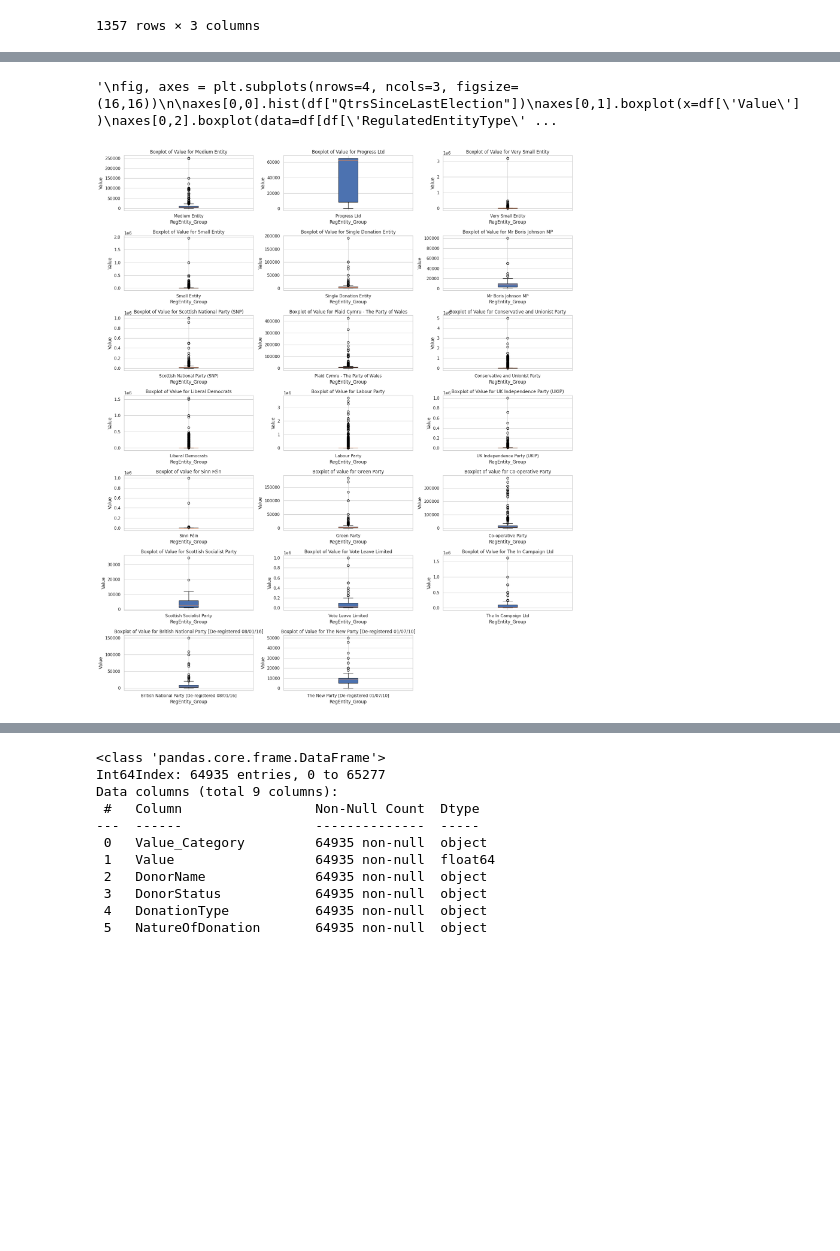
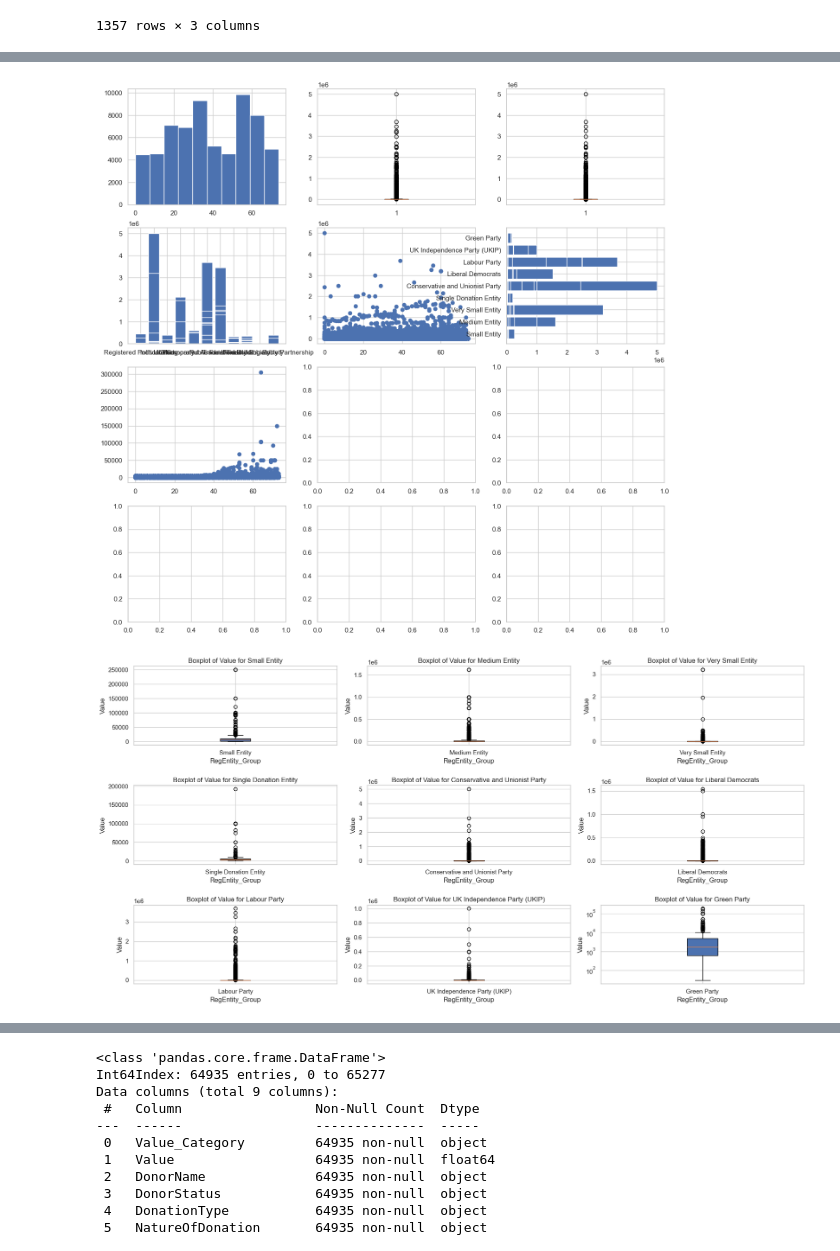
Before and after one commit to Hysnap/PoliticalDonations_Repository, a Jupyter notebook: jupyter_notebooks/DataManipulationTrial.ipynb, the cells around one changed output, grey strips where cells are left out. Saved outputs shown, nothing was run; the diff lists cells and outputs as text; code cells hidden in the pictures; blank space fills up the shorter version.

```diff
--- a/jupyter_notebooks/DataManipulationTrial.ipynb
+++ b/jupyter_notebooks/DataManipulationTrial.ipynb
@@ -512,7 +510,7 @@ RegulatedEntity_df
 # Define a function to set the category
 def RegulatedEntityGroup(RegulatedEntityNameVar):
     # Define Dictionary with grouped values
-    RegEntityGrouping = {0:'No Relevant Donations', 1: 'Single Donation Entity', 10: 'Very Small Entity', 50: 'Small Entity', 100: 'Medium Entity', float('inf'): RegulatedEntityNameVar}
+    RegEntityGrouping = {0:'No Relevant Donations', 1: 'Single Donation Entity', 50: 'Very Small Entity', 100: 'Small Entity', 1000: 'Medium Entity', float('inf'): RegulatedEntityNameVar}
     # Select all relevant donation events for specified Entity Name
     RE_Events = RegulatedEntity_df[RegulatedEntity_df.index == RegulatedEntityNameVar]
     #Compare Count of events to rangelimits in Dictionary and return Category
@@ -586,7 +577,6 @@ df['WeeksSinceLastElection'] = df['ReceivedDate'].apply(GenElectionRelation2, di
 
 df['QtrsSinceLastElection'] = df['ReceivedDate'].apply(GenElectionRelation2, divisor=91, direction="DaysSince")
 # %%
-"""
 fig, axes = plt.subplots(nrows=4, ncols=3, figsize=(16,16))
 
 axes[0,0].hist(df["QtrsSinceLastElection"])
@@ -605,46 +595,58 @@ axes[2,0].scatter(data=df[df['IsAggregation']==True], x='QtrsSinceLastElection',
 # axes[2,2].hist(data=df[df['RegulatedEntityType']=='Political Party'], x='QtrsSinceLastElection')
 # axes[3,0].scatter(data=df[df['RegulatedEntityType']=='Political Party'], x='QtrsSinceLastElection', y='Value')
 plt.show()
-"""
 # %% [output]
-'\nfig, axes = plt.subplots(nrows=4, ncols=3, figsize=(16,16))\n\naxes[0,0].hist(df["QtrsSinceLastElection"])\naxes[0,1].boxplot(x=df[\'Value\'] )\naxes[0,2].boxplot(data=df[df[\'RegulatedEntityType\' ...
+[figure, added]
 # %%
-# Get unique values in RegEntity_Group
-unique_groups = df['RegEntity_Group'].unique()
+def generate_boxplots(df, column, value_column, plots_per_row=3, yscale='log'):
+    """
+    Generates boxplots for each unique value in the specified column of a dataframe.
 
-# Number of plots per row
-plots_per_row = 3
+    Parameters:
+    - df: pandas DataFrame
+    - column: str, the column to group by (e.g., 'RegEntity_Group')
+    - value_column: str, the column to plot values for (e.g., 'Value')
+    - plots_per_row: int, number of plots per row in the output
+    - yscale: str, scale for the y-axis (e.g., 'log' or 'linear')
 
-# Calculate the required number of rows
-num_rows = math.ceil(len(unique_groups) / plots_per_row)
+    Returns:
+    - None (shows the plots)
+    """
+    unique_groups = df[column].unique()
 
-# Create subplots
-fig, axes = plt.subplots(nrows=num_rows, ncols=plots_per_row, figsize=(18, 3 * num_rows))
-axes = axes.flatten()  # Flatten the axes array for easier indexing
+    # Calculate the required number of rows
+    num_rows = math.ceil(len(unique_groups) / plots_per_row)
 
-# Loop through each unique value in RegEntity_Group and corresponding axes
-for idx, group in enumerate(unique_groups):
-    # Filter data for the current group
-    group_data = df.loc[df['RegEntity_Group'] == group, 'Value'].dropna()
+    # Create subplots
+    fig, axes = plt.subplots(nrows=num_rows, ncols=plots_per_row, figsize=(18, 3 * num_rows))
+    axes = axes.flatten()  # Flatten the axes array for easier indexing
 
-    # Create a boxplot for the current group
-    axes[idx].boxplot(group_data, vert=True, patch_artist=True, labels=[group])
+    # Loop through each unique value in the column and corresponding axes
+    for idx, group in enumerate(unique_groups):
+        # Filter data for the current group
+        group_data = df.loc[df[column] == group, value_column].dropna()
 
-    # Add labels and title
-    axes[idx].set_title(f'Boxplot of Value for {group}')
-    axes[idx].set_ylabel('Value')
-    axes[idx].set_xlabel('RegEntity_Group')
+        # Create a boxplot for the current group
+        axes[idx].boxplot(group_data, vert=True, patch_artist=True, labels=[group])
 
-# Hide any unused axes
-for ax in axes[len(unique_groups):]:
-    ax.set_visible(False)
+        # Add labels and title
+        axes[idx].set_title(f'Boxplot of {value_column} for {group}')
+        axes[idx].set_ylabel(value_column)
+        axes[idx].set_xlabel(column)
 
-# Adjust layout and show plot
-plt.yscale('log')
-plt.tight_layout()
-plt.show()
+    # Hide any unused axes
+    for ax in axes[len(unique_groups):]:
+        ax.set_visible(False)
+
+    # Adjust layout and show plot
+    plt.yscale(yscale)
+    plt.tight_layout()
+    plt.show()
+
+
+generate_boxplots(df, column='RegEntity_Group', value_column='Value')
 # %% [output]
-[figure, old version]
+[figure, new version]
 # %%
 """
 Column	DataType	UniqueValues	RowsWithData	NullValues	SkewScore	Kurtosis
```
Also changed, not shown: parts of 6 cells of this notebook, 1 other file.
